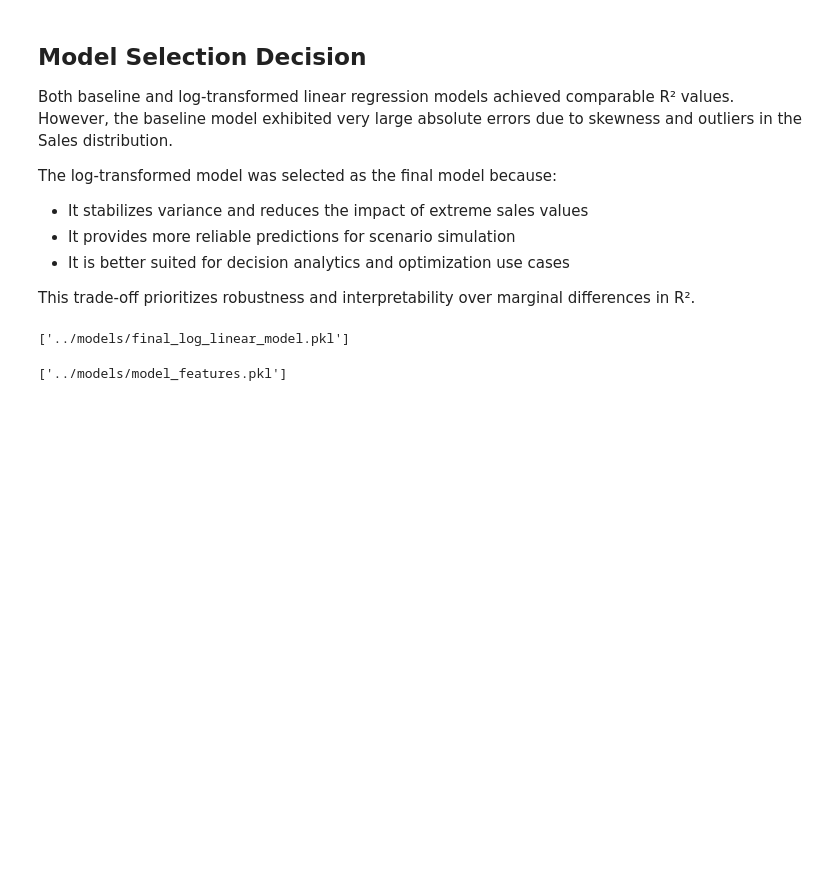
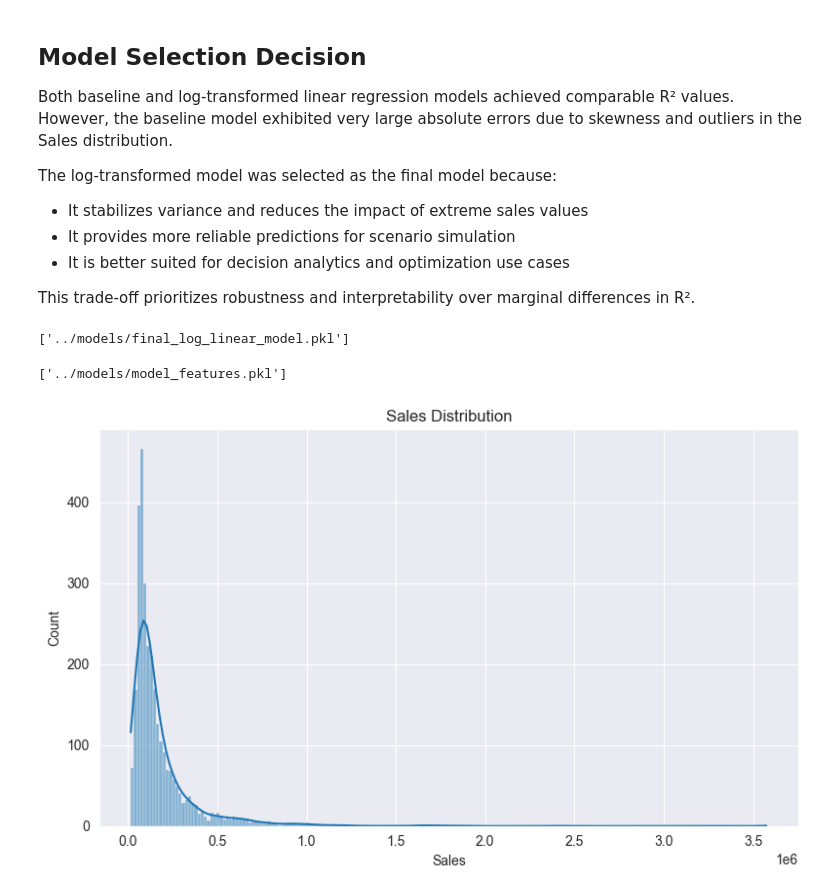
Before and after one commit to lipikaa-d/marketing-spend-optimization, a Jupyter notebook: notebooks/01_eda.ipynb, the cells around one changed output. Saved outputs shown, nothing was run; the diff lists cells and outputs as text; code cells hidden in the pictures; blank space fills up the shorter version.

```diff
--- a/notebooks/01_eda.ipynb
+++ b/notebooks/01_eda.ipynb
@@ -256,3 +256,16 @@ joblib.dump(log_lr, "../models/final_log_linear_model.pkl")
 joblib.dump(features, "../models/model_features.pkl")
 # %% [output]
 ['../models/model_features.pkl']
+# %%
+import seaborn as sns
+import matplotlib.pyplot as plt
+
+plt.figure(figsize=(8, 5))
+sns.histplot(df["Sales"], kde=True)
+plt.title("Sales Distribution")
+plt.xlabel("Sales")
+plt.ylabel("Count")
+plt.tight_layout()
+plt.show()
+# %% [output]
+[figure, added]
```
Also changed, not shown: 9 other files.
